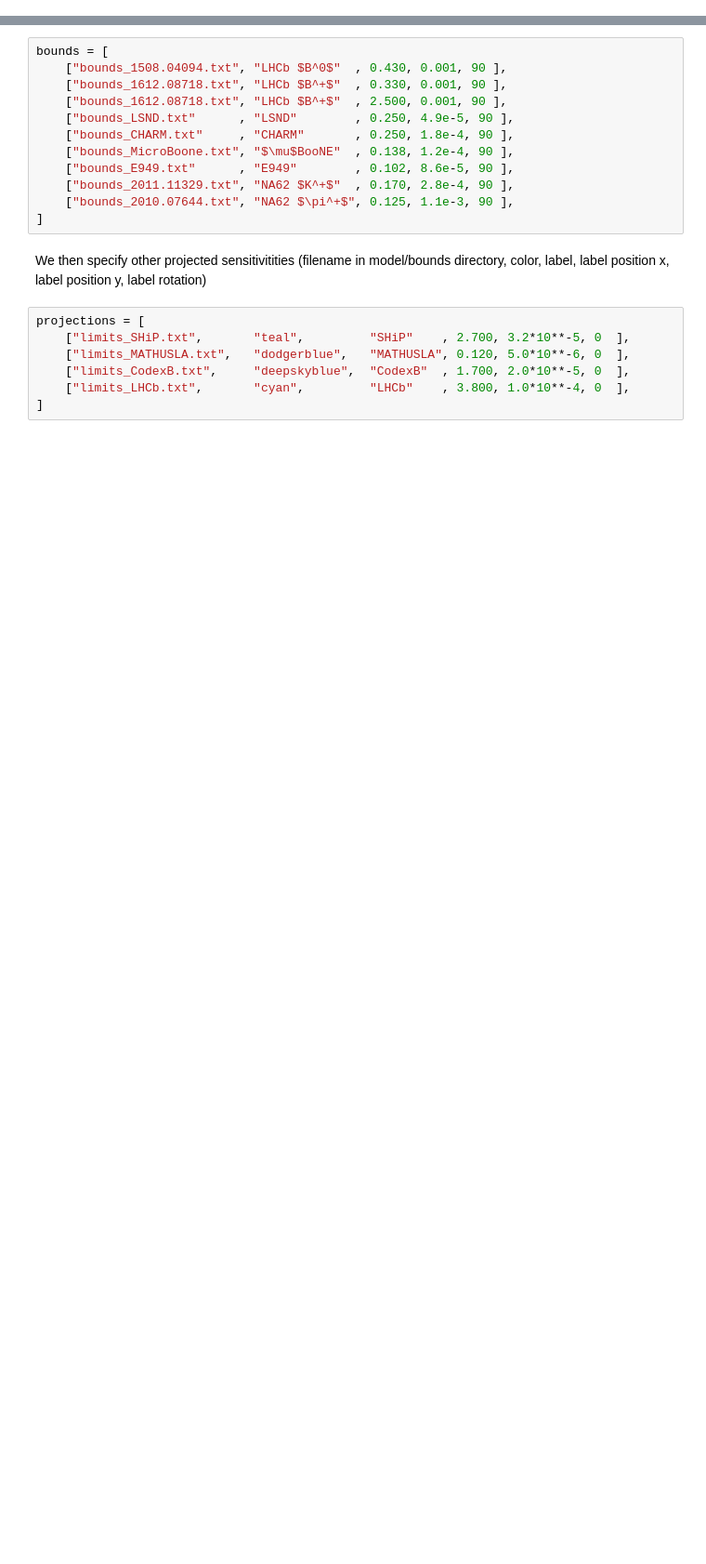
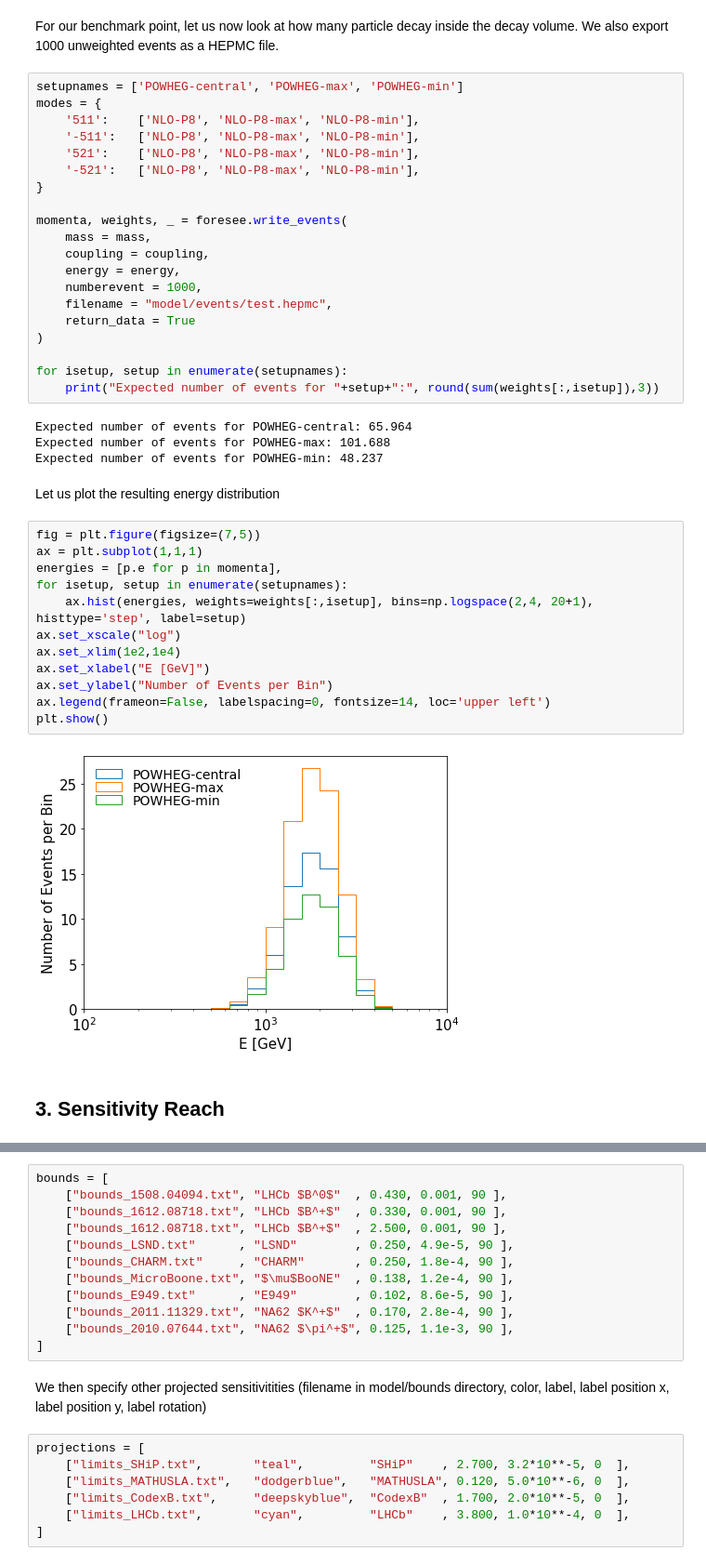
Before and after one commit to KlingFelix/FORESEE, a Jupyter notebook: Models/DarkHiggs/DarkHiggs.ipynb, the cells around one changed output, grey strips where cells are left out. Shown at 93% size. Cells and saved outputs as stored; diff of their text form; blank space fills up the shorter version.

```diff
--- a/Models/DarkHiggs/DarkHiggs.ipynb
+++ b/Models/DarkHiggs/DarkHiggs.ipynb
@@ -298,0 +206,44 @@ Then we specify all the existing bounds (filename in model/bounds directory, lab
+# %% [markdown]
+For our benchmark point, let us now look at how many particle decay inside the decay volume. We also export 1000 unweighted events as a HEPMC file.
+# %%
+setupnames = ['POWHEG-central', 'POWHEG-max', 'POWHEG-min']
+modes = {
+    '511':    ['NLO-P8', 'NLO-P8-max', 'NLO-P8-min'],
+    '-511':   ['NLO-P8', 'NLO-P8-max', 'NLO-P8-min'],
+    '521':    ['NLO-P8', 'NLO-P8-max', 'NLO-P8-min'],
+    '-521':   ['NLO-P8', 'NLO-P8-max', 'NLO-P8-min'],
+}
+
+momenta, weights, _ = foresee.write_events(
+    mass = mass,
+    coupling = coupling,
+    energy = energy,
+    numberevent = 1000,
+    filename = "model/events/test.hepmc",
+    return_data = True
+)
+
+for isetup, setup in enumerate(setupnames):
+    print("Expected number of events for "+setup+":", round(sum(weights[:,isetup]),3))
+# %% [output]
+Expected number of events for POWHEG-central: 65.964
+Expected number of events for POWHEG-max: 101.688
+Expected number of events for POWHEG-min: 48.237
+# %% [markdown]
+Let us plot the resulting energy distribution
+# %%
+fig = plt.figure(figsize=(7,5))
+ax = plt.subplot(1,1,1)
+energies = [p.e for p in momenta],
+for isetup, setup in enumerate(setupnames):
+    ax.hist(energies, weights=weights[:,isetup], bins=np.logspace(2,4, 20+1), histtype='step', label=setup)
+ax.set_xscale("log")
+ax.set_xlim(1e2,1e4)
+ax.set_xlabel("E [GeV]")
+ax.set_ylabel("Number of Events per Bin")
+ax.legend(frameon=False, labelspacing=0, fontsize=14, loc='upper left')
+plt.show()
+# %% [output]
+[figure, added]
+# %% [markdown]
+## 3. Sensitivity Reach
```
Also changed, not shown: parts of 81 cells of this notebook, 1 other file.
